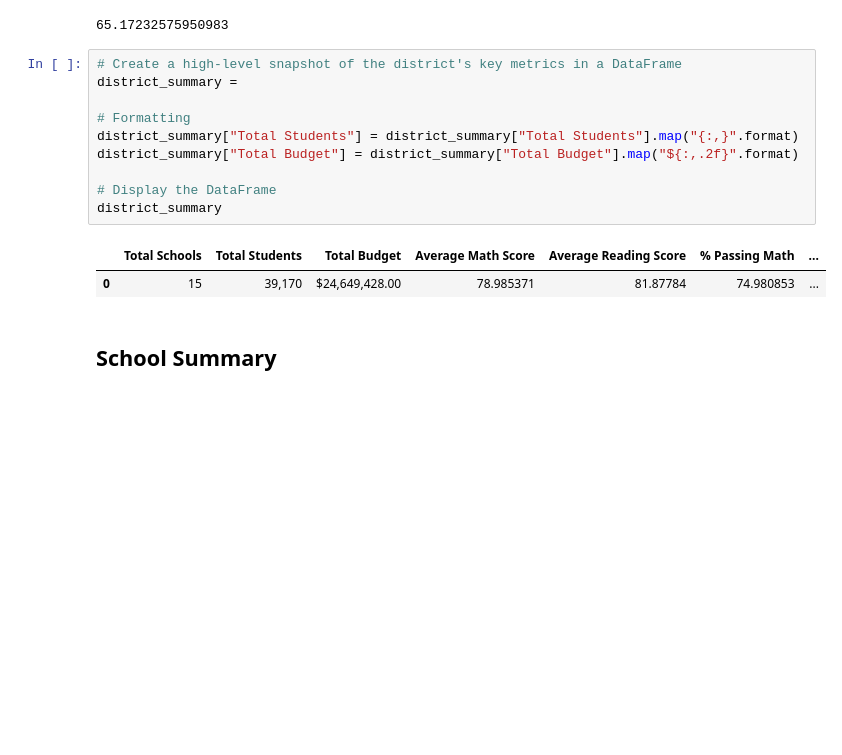
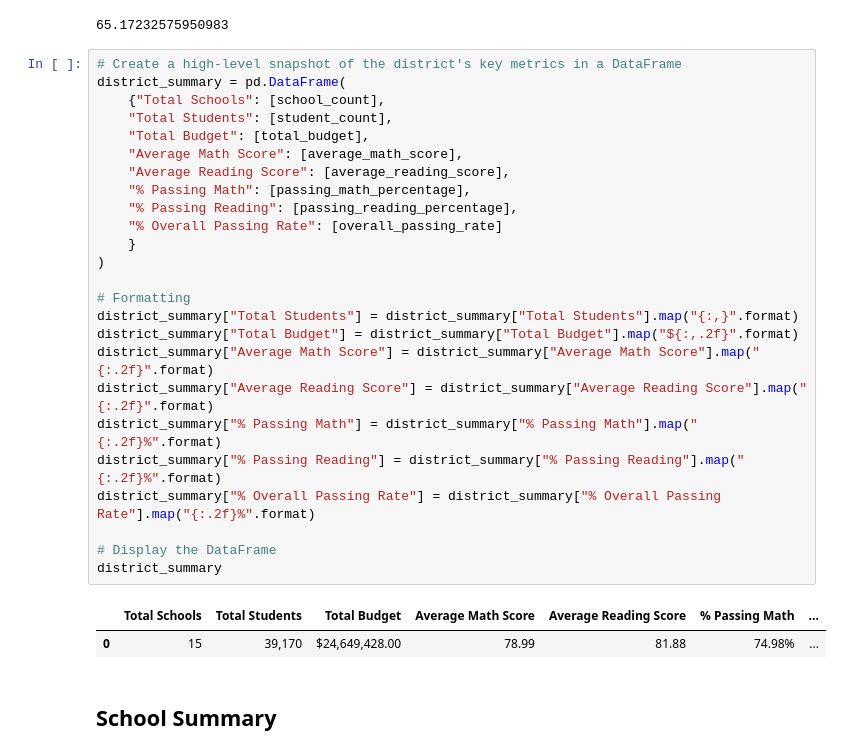
Before and after one commit to sarsteg/pandas-challenge, a Jupyter notebook: PyCitySchools/Responses in Template.ipynb, the cells around one changed output. Cells and saved outputs as stored; diff of their text form; blank space fills up the shorter version.

Commit message:
per school in progress

```diff
--- a/PyCitySchools/Responses in Template.ipynb
+++ b/PyCitySchools/Responses in Template.ipynb
@@ -95,17 +95,32 @@ overall_passing_rate
 65.17232575950983
 # %%
 # Create a high-level snapshot of the district's key metrics in a DataFrame
-district_summary =
+district_summary = pd.DataFrame(
+    {"Total Schools": [school_count],
+    "Total Students": [student_count],
+    "Total Budget": [total_budget],
+    "Average Math Score": [average_math_score],
+    "Average Reading Score": [average_reading_score],
+    "% Passing Math": [passing_math_percentage],
+    "% Passing Reading": [passing_reading_percentage],
+    "% Overall Passing Rate": [overall_passing_rate]
+    }
+)
 
 # Formatting
 district_summary["Total Students"] = district_summary["Total Students"].map("{:,}".format)
 district_summary["Total Budget"] = district_summary["Total Budget"].map("${:,.2f}".format)
+district_summary["Average Math Score"] = district_summary["Average Math Score"].map("{:.2f}".format)
+district_summary["Average Reading Score"] = district_summary["Average Reading Score"].map("{:.2f}".format)
+district_summary["% Passing Math"] = district_summary["% Passing Math"].map("{:.2f}%".format)
+district_summary["% Passing Reading"] = district_summary["% Passing Reading"].map("{:.2f}%".format)
+district_summary["% Overall Passing Rate"] = district_summary["% Overall Passing Rate"].map("{:.2f}%".format)
 
 # Display the DataFrame
 district_summary
 # %% [output]
 |  | Total Schools | Total Students | Total Budget | Average Math Score | Average Reading Score | % Passing Math | ... |
-| 0 | 15 | 39,170 | $24,649,428.00 | 78.985371 | 81.87784 | 74.980853 | ... |
+| 0 | 15 | 39,170 | $24,649,428.00 | 78.99 | 81.88 | 74.98% | ... |
 # %% [markdown]
 ## School Summary
 # %%
```
Also changed, not shown: parts of 6 cells of this notebook, 1 other file.
